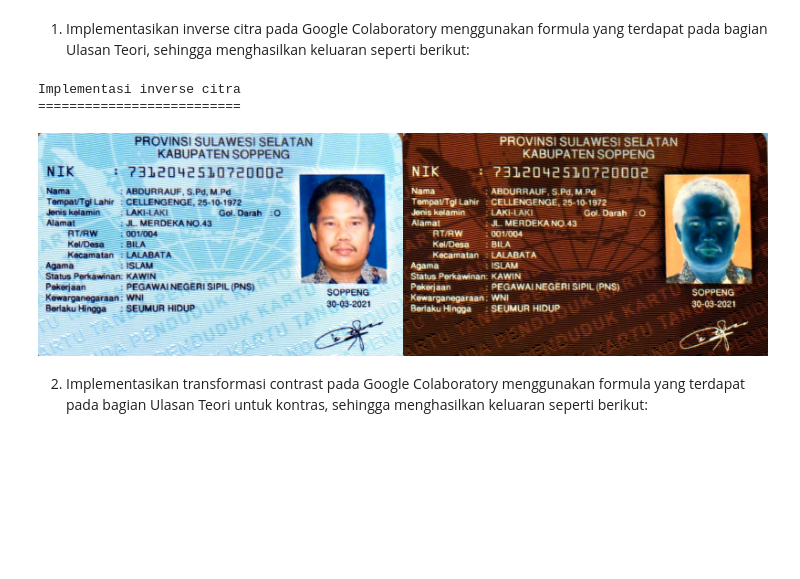
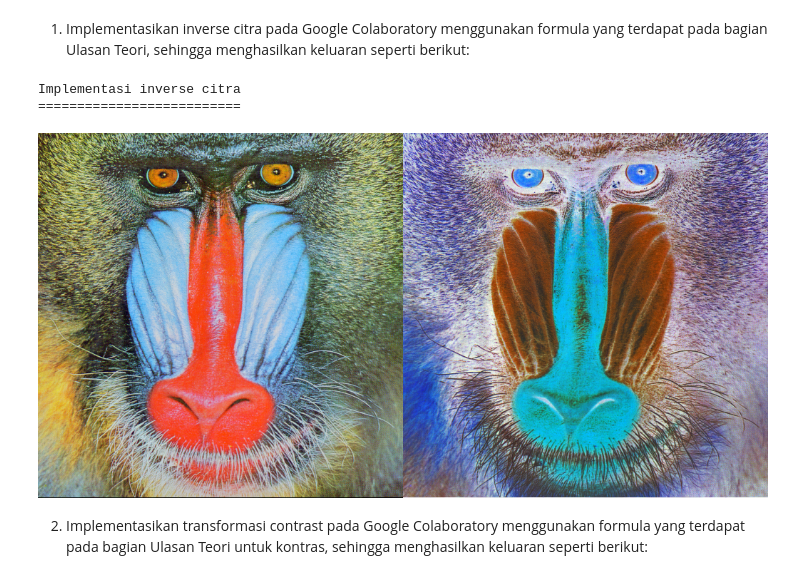
Before and after one commit to Farhanramazainn/PCVK, a Jupyter notebook: Week3.ipynb, the cells around one changed output. Drawn from its saved outputs; the diff is of its cells as text; code cells hidden in the pictures; blank space fills up the shorter version.

```diff
--- a/Week3.ipynb
+++ b/Week3.ipynb
@@ -55,27 +55,33 @@ TUGAS **PRAKTIKUM**
 1. Implementasikan inverse citra pada Google Colaboratory menggunakan formula yang
 terdapat pada bagian Ulasan Teori, sehingga menghasilkan keluaran seperti berikut:
 # %%
+import cv2 as cv
+from google.colab.patches import cv2_imshow
+from skimage import io
+import matplotlib.pyplot as plt
+import numpy as np
+
 print ('Implementasi inverse citra')
 print ('==========================')
 
-original = cv.imread('/content/drive/MyDrive/Pengolahan Citra dan Komputer Vision/Images/KTP.jpg')
+original = cv.imread('/content/drive/MyDrive/PCVK/mandrill.tiff')
 inverse_image=np.zeros(original.shape, original.dtype)
 
 # Akses per pixel
 for y in range(original.shape[0]):
   for x in range(original.shape[1]):
     for c in range(original.shape[2]):
       inverse_image[y,x,c] = np.abs(255-original[y,x,c])
 
 # cara simple tanpa loop
 # inverse_image = cv.convertScaleAbs(original, beta=inverse)
 
 final_frame=cv.hconcat((original, inverse_image))
 cv2_imshow(final_frame)
 # %% [output]
 Implementasi inverse citra
 ==========================
-[figure, old version]
+[figure, new version]
 # %% [markdown]
 2. Implementasikan transformasi contrast pada Google Colaboratory menggunakan
 formula yang terdapat pada bagian Ulasan Teori untuk kontras, sehingga
```
Also changed, not shown: parts of 5 cells of this notebook.
